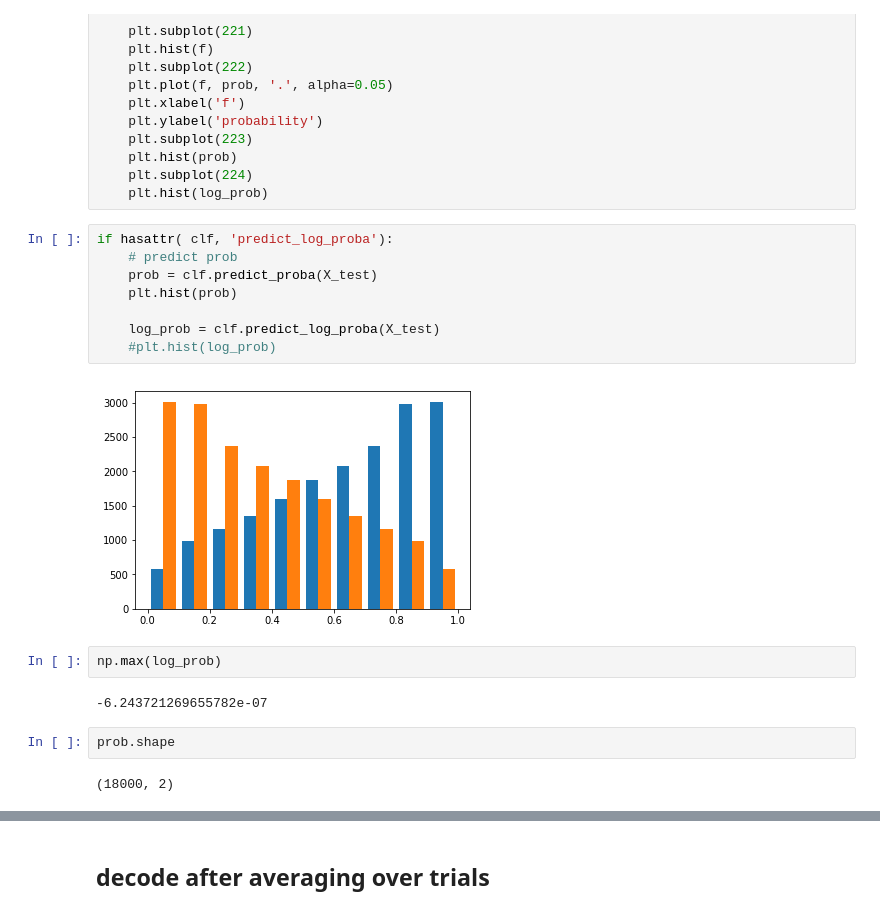
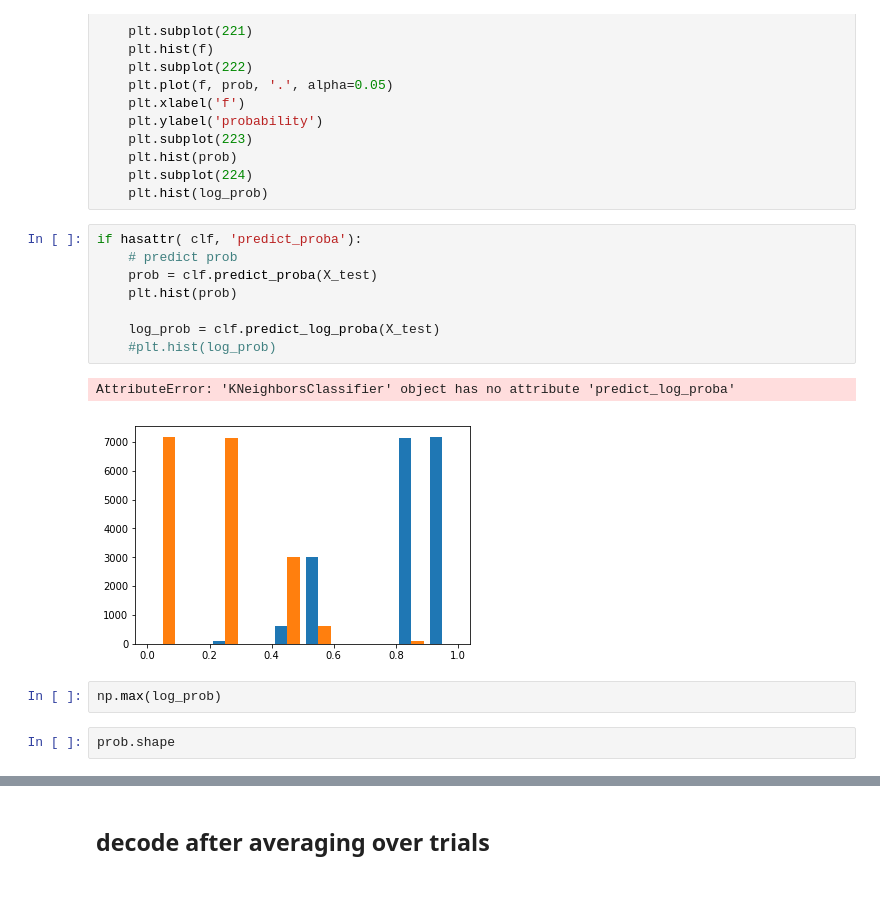
Before and after one commit to ys7yoo/iP300, a Jupyter notebook: decode_P300.ipynb, the cells around one changed output, grey strips where cells are left out. Cells and saved outputs as stored; diff of their text form.

```diff
--- a/decode_P300.ipynb
+++ b/decode_P300.ipynb
@@ -155,22 +154,19 @@ if type(clf) is LinearSVC:
     plt.subplot(224)
     plt.hist(log_prob)
 # %%
-if hasattr( clf, 'predict_log_proba'):
+if hasattr( clf, 'predict_proba'):
     # predict prob
     prob = clf.predict_proba(X_test)
     plt.hist(prob)
 
     log_prob = clf.predict_log_proba(X_test)
     #plt.hist(log_prob)
 # %% [output]
+AttributeError: 'KNeighborsClassifier' object has no attribute 'predict_log_proba'
-[figure, old version]
+[figure, new version]
 # %%
 np.max(log_prob)
-# %% [output]
--6.243721269655782e-07
 # %%
 prob.shape
-# %% [output]
-(18000, 2)
 # %%
 X_test.shape
```
Also changed, not shown: parts of 16 cells of this notebook.
